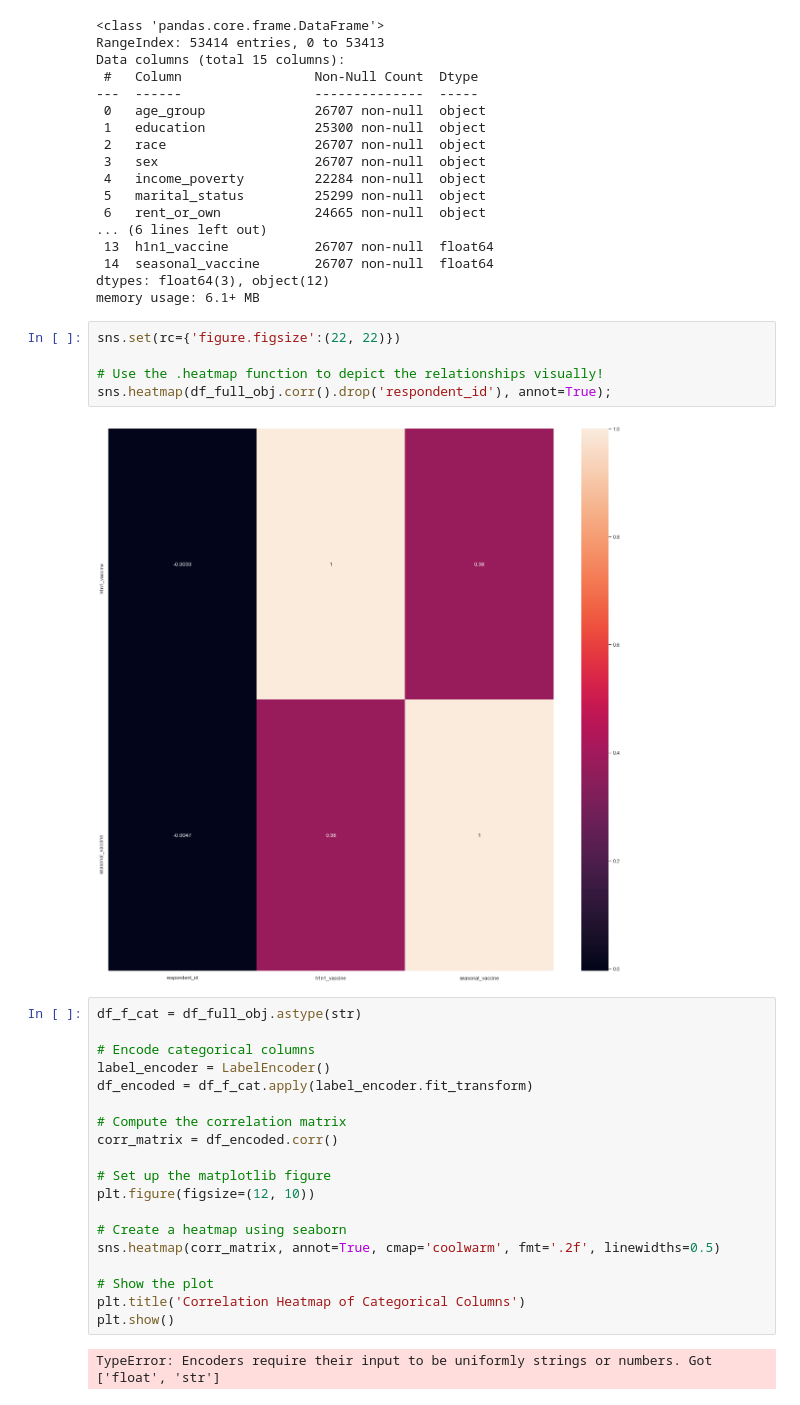
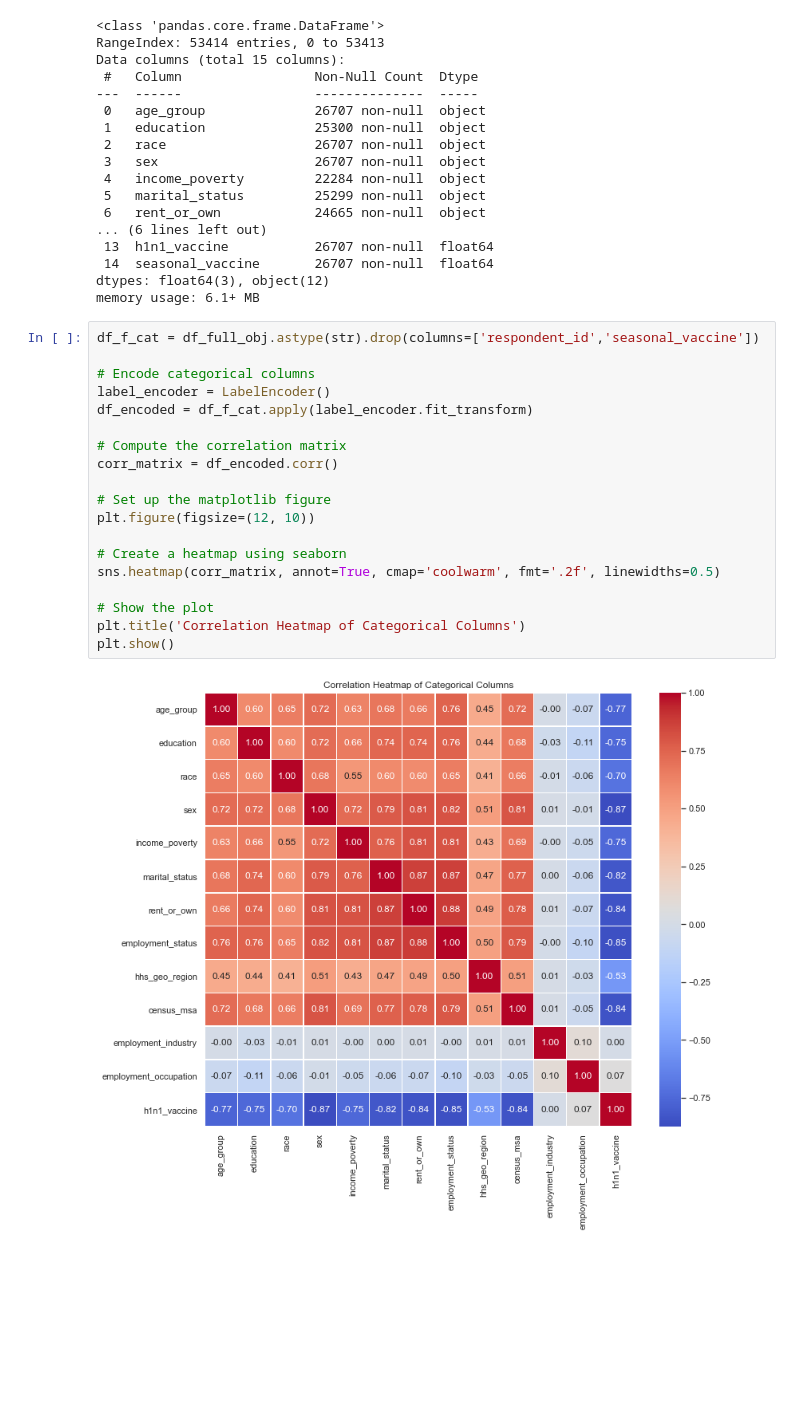
Before and after one commit to K-Pegg/Vaccines-Project, a Jupyter notebook: Notebooks/Juvenson-working-notebook.ipynb, the cells around one changed output. Cells and saved outputs as stored; diff of their text form; blank space fills up the shorter version.

```diff
--- a/Notebooks/Juvenson-working-notebook.ipynb
+++ b/Notebooks/Juvenson-working-notebook.ipynb
@@ -331,31 +333,24 @@ Data columns (total 15 columns):
  14  seasonal_vaccine       26707 non-null  float64
 dtypes: float64(3), object(12)
 memory usage: 6.1+ MB
-# %%
-sns.set(rc={'figure.figsize':(22, 22)})
-
-# Use the .heatmap function to depict the relationships visually!
-sns.heatmap(df_full_obj.corr().drop('respondent_id'), annot=True);
-# %% [output]
-[figure, removed]
 # %%
-df_f_cat = df_full_obj.astype(str)
+df_f_cat = df_full_obj.astype(str).drop(columns=['respondent_id','seasonal_vaccine'])
 
 # Encode categorical columns
 label_encoder = LabelEncoder()
 df_encoded = df_f_cat.apply(label_encoder.fit_transform)
 
 # Compute the correlation matrix
 corr_matrix = df_encoded.corr()
 
 # Set up the matplotlib figure
 plt.figure(figsize=(12, 10))
 
 # Create a heatmap using seaborn
 sns.heatmap(corr_matrix, annot=True, cmap='coolwarm', fmt='.2f', linewidths=0.5)
 
 # Show the plot
 plt.title('Correlation Heatmap of Categorical Columns')
 plt.show()
 # %% [output]
-TypeError: Encoders require their input to be uniformly strings or numbers. Got ['float', 'str']
+[figure, added]
```
Also changed, not shown: parts of 29 cells of this notebook.
